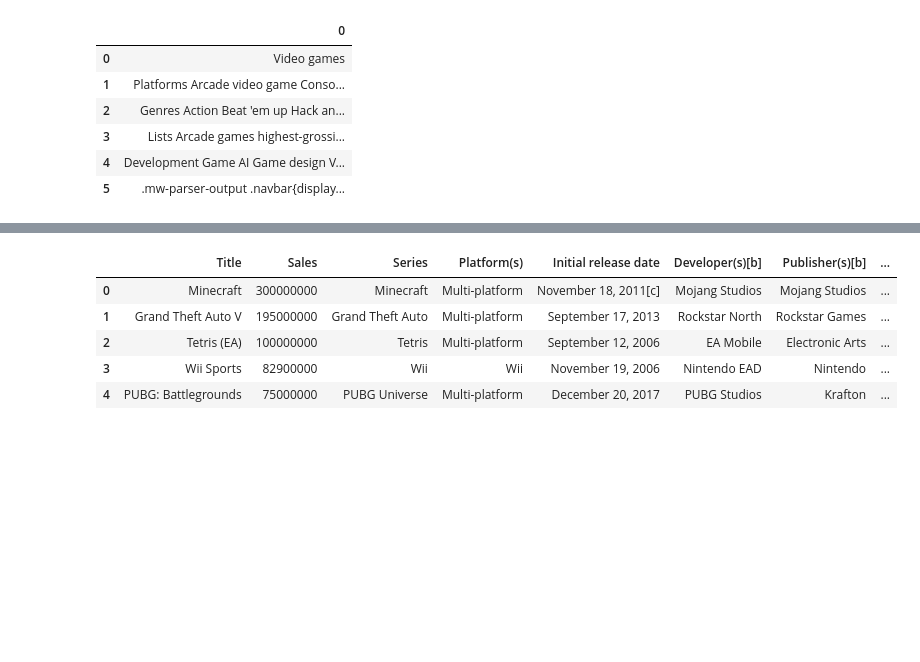
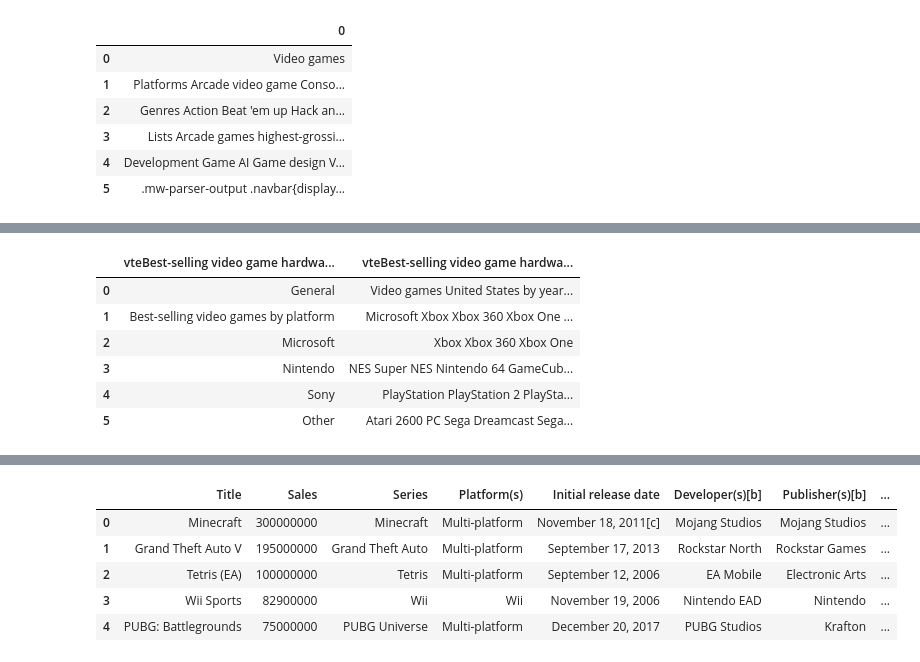
Before and after one commit to coding-dojo-data-science/adv-ml-wk04-dataacquisition-codealongs, a Jupyter notebook: Lecture-1/Pandas_HTML_Tables.ipynb, the cells around one changed output, grey strips where cells are left out. Saved outputs shown, nothing was run; the diff lists cells and outputs as text; code cells hidden in the pictures; blank space fills up the shorter version.

```diff
--- a/Lecture-1/Pandas_HTML_Tables.ipynb
+++ b/Lecture-1/Pandas_HTML_Tables.ipynb
@@ -44,0 +45,10 @@ tables[1]
+# %%
+tables[2]
+# %% [output]
+|  | vteBest-selling video game hardwa... | vteBest-selling video game hardwa... |
+| 0 | General | Video games United States by year... |
+| 1 | Best-selling video games by platform | Microsoft Xbox Xbox 360 Xbox One ... |
+| 2 | Microsoft | Xbox Xbox 360 Xbox One |
+| 3 | Nintendo | NES Super NES Nintendo 64 GameCub... |
+| 4 | Sony | PlayStation PlayStation 2 PlaySta... |
+| 5 | Other | Atari 2600 PC Sega Dreamcast Sega... |
```
Also changed, not shown: parts of 6 cells of this notebook.
